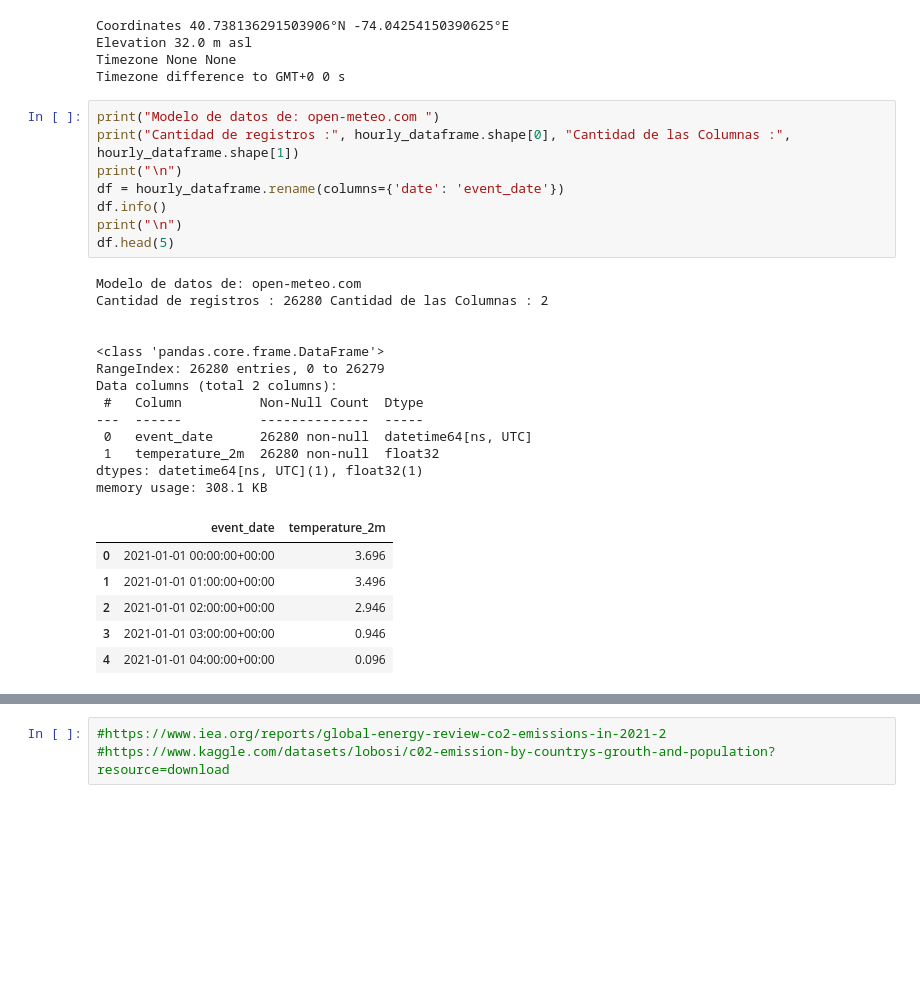
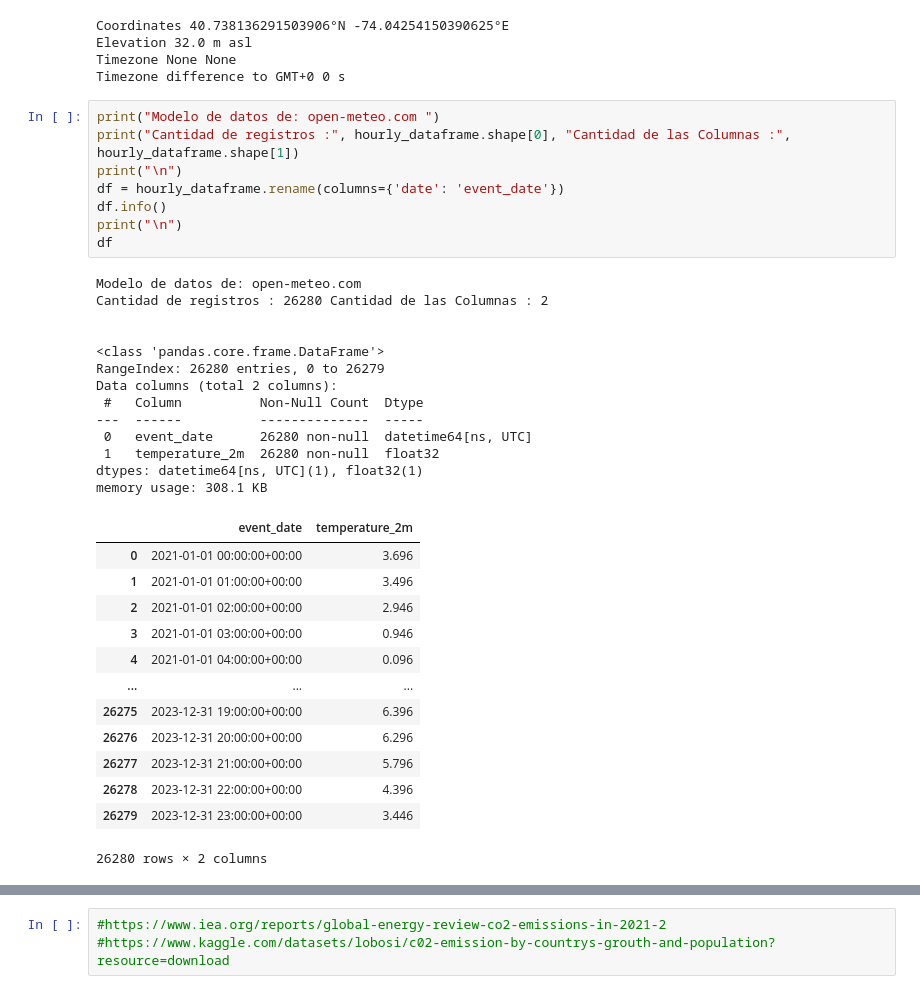
Before and after one commit to clblommberg/MVP_ML_TransporteNY, a Jupyter notebook: notebooks/01_Scraping.ipynb, the cells around one changed output, grey strips where cells are left out. Saved outputs shown, nothing was run; the diff lists cells and outputs as text; blank space fills up the shorter version.

```diff
--- a/notebooks/01_Scraping.ipynb
+++ b/notebooks/01_Scraping.ipynb
@@ -324,28 +323,35 @@ Timezone difference to GMT+0 0 s
 # %%
 print("Modelo de datos de: open-meteo.com ")
 print("Cantidad de registros :", hourly_dataframe.shape[0], "Cantidad de las Columnas :", hourly_dataframe.shape[1])
 print("\n")
 df = hourly_dataframe.rename(columns={'date': 'event_date'})
 df.info()
 print("\n")
-df.head(5)
+df
 # %% [output]
 Modelo de datos de: open-meteo.com
 Cantidad de registros : 26280 Cantidad de las Columnas : 2
 
 
 <class 'pandas.core.frame.DataFrame'>
 RangeIndex: 26280 entries, 0 to 26279
 Data columns (total 2 columns):
  #   Column          Non-Null Count  Dtype
 ---  ------          --------------  -----
  0   event_date      26280 non-null  datetime64[ns, UTC]
  1   temperature_2m  26280 non-null  float32
 dtypes: datetime64[ns, UTC](1), float32(1)
 memory usage: 308.1 KB
 |  | event_date | temperature_2m |
 | 0 | 2021-01-01 00:00:00+00:00 | 3.696 |
 | 1 | 2021-01-01 01:00:00+00:00 | 3.496 |
 | 2 | 2021-01-01 02:00:00+00:00 | 2.946 |
 | 3 | 2021-01-01 03:00:00+00:00 | 0.946 |
 | 4 | 2021-01-01 04:00:00+00:00 | 0.096 |
+| ... | ... | ... |
+| 26275 | 2023-12-31 19:00:00+00:00 | 6.396 |
+| 26276 | 2023-12-31 20:00:00+00:00 | 6.296 |
+| 26277 | 2023-12-31 21:00:00+00:00 | 5.796 |
+| 26278 | 2023-12-31 22:00:00+00:00 | 4.396 |
+| 26279 | 2023-12-31 23:00:00+00:00 | 3.446 |
+26280 rows × 2 columns
```
Also changed, not shown: parts of 6 cells of this notebook, 8 other files.
